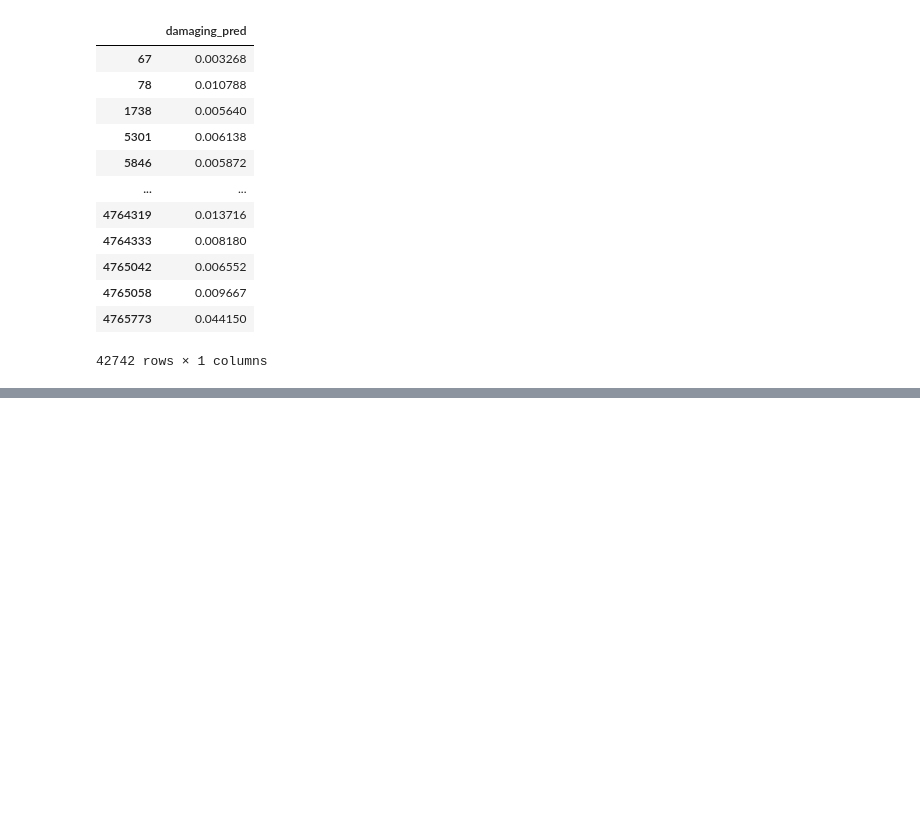
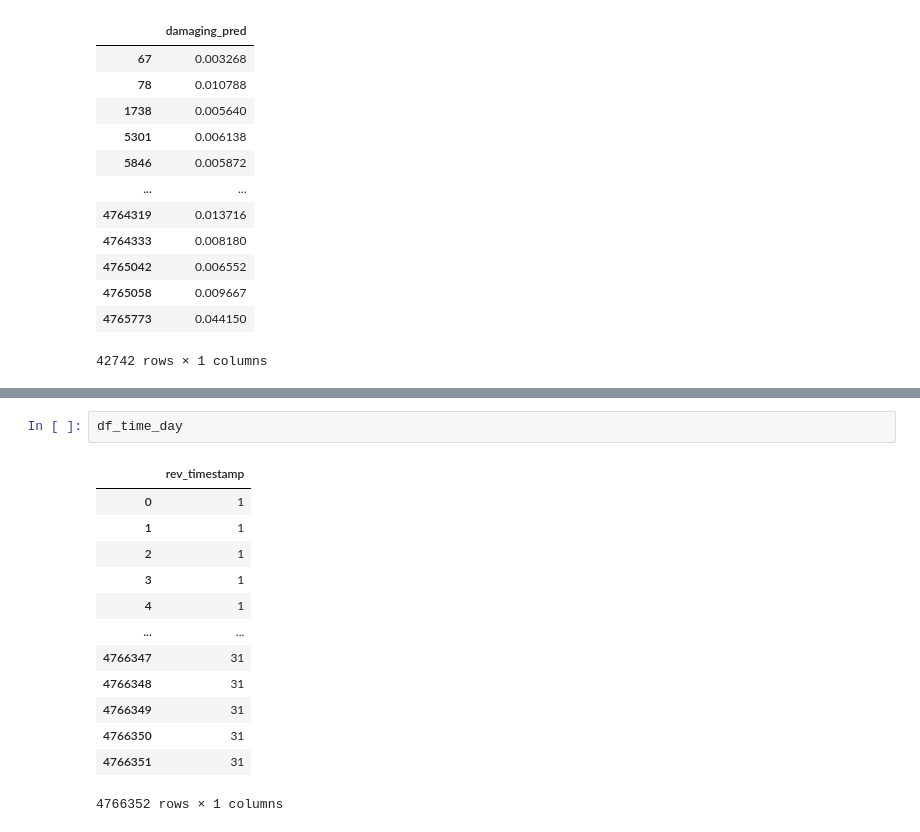
Before and after one commit to levon003/wiki-ores-feedback, a Jupyter notebook: reu2021/analysis_abby.ipynb, the cells around one changed output, grey strips where cells are left out. Saved outputs shown, nothing was run; the diff lists cells and outputs as text; blank space fills up the shorter version.

```diff
--- a/reu2021/analysis_abby.ipynb
+++ b/reu2021/analysis_abby.ipynb
@@ -174,0 +213,16 @@ dfcydebot_damaging_score
+# %%
+df_time_day
+# %% [output]
+|  | rev_timestamp |
+| 0 | 1 |
+| 1 | 1 |
+| 2 | 1 |
+| 3 | 1 |
+| 4 | 1 |
+| ... | ... |
+| 4766347 | 31 |
+| 4766348 | 31 |
+| 4766349 | 31 |
+| 4766350 | 31 |
+| 4766351 | 31 |
+4766352 rows × 1 columns
```
Also changed, not shown: parts of 10 cells of this notebook.
